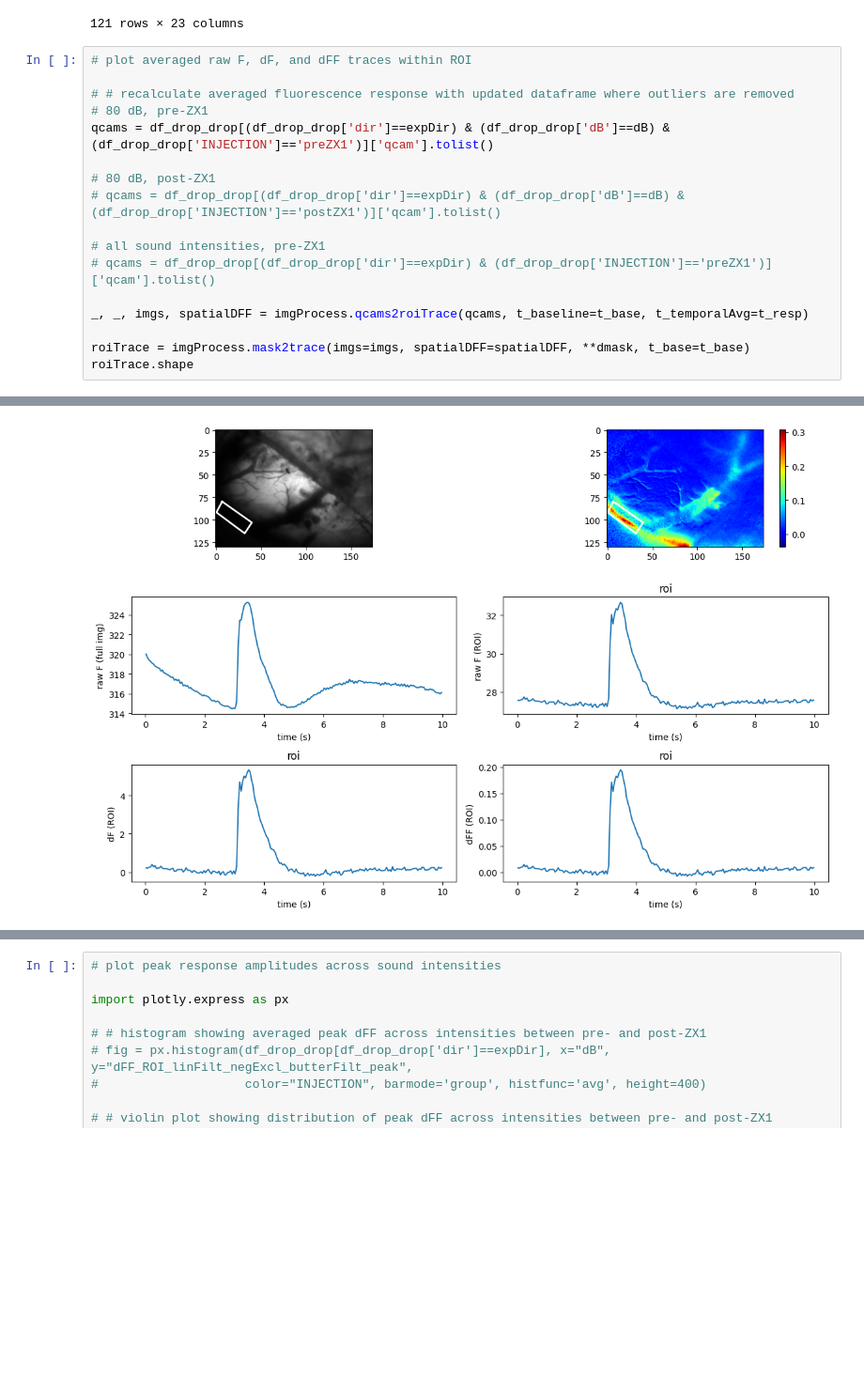
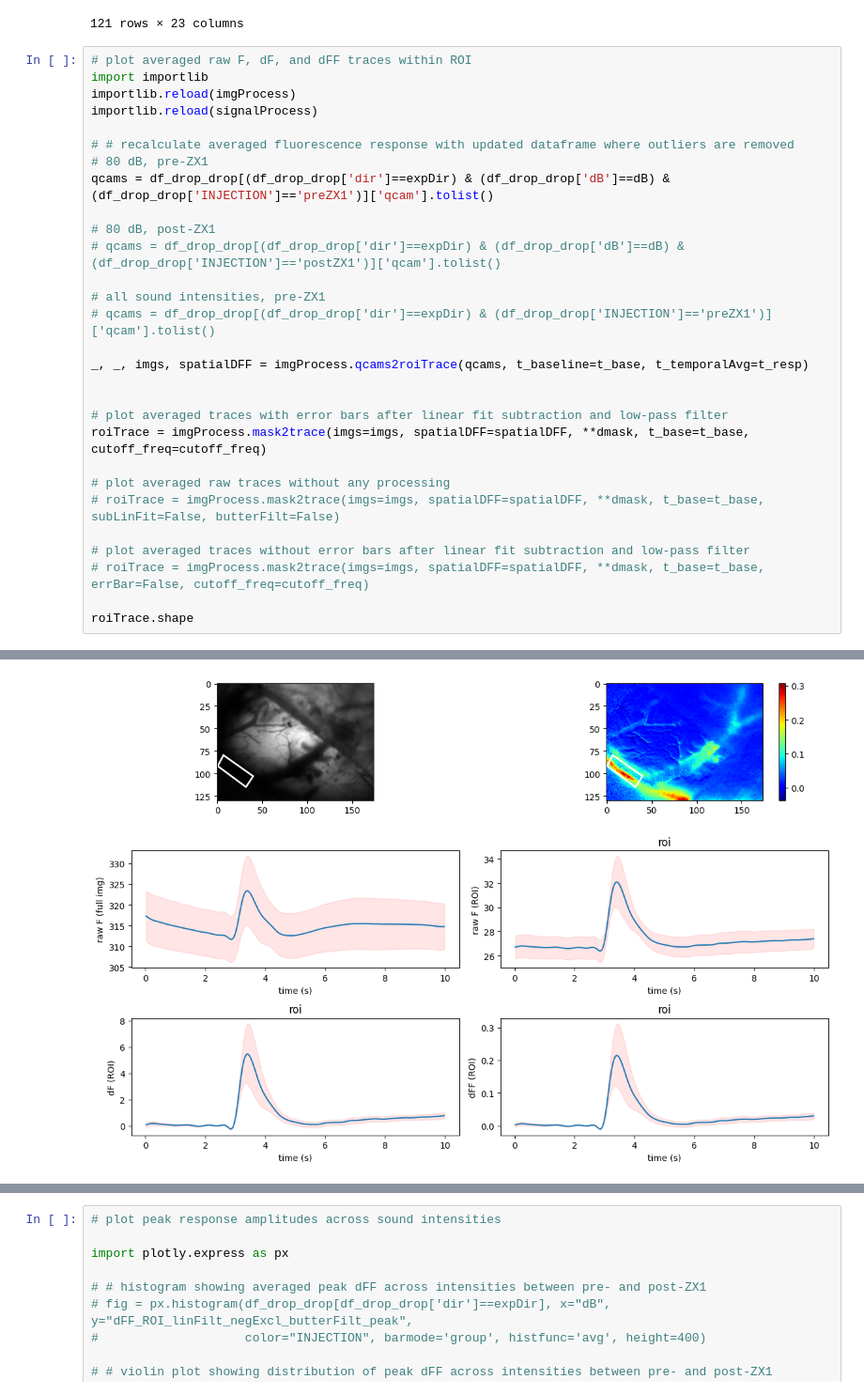
Before and after one commit to xiubert/pyFluo, a Jupyter notebook: src/analysis_exclusiveThres.ipynb, the cells around one changed output, grey strips where cells are left out. Shown at 94% size. Saved outputs shown, nothing was run; the diff lists cells and outputs as text; blank space fills up the shorter version.

```diff
--- a/src/analysis_exclusiveThres.ipynb
+++ b/src/analysis_exclusiveThres.ipynb
@@ -402,28 +402,40 @@ df_drop_drop
 121 rows × 23 columns
 # %%
 # plot averaged raw F, dF, and dFF traces within ROI
+import importlib
+importlib.reload(imgProcess)
+importlib.reload(signalProcess)
 
 # # recalculate averaged fluorescence response with updated dataframe where outliers are removed
 # 80 dB, pre-ZX1
 qcams = df_drop_drop[(df_drop_drop['dir']==expDir) & (df_drop_drop['dB']==dB) & (df_drop_drop['INJECTION']=='preZX1')]['qcam'].tolist()
 
 # 80 dB, post-ZX1
 # qcams = df_drop_drop[(df_drop_drop['dir']==expDir) & (df_drop_drop['dB']==dB) & (df_drop_drop['INJECTION']=='postZX1')]['qcam'].tolist()
 
 # all sound intensities, pre-ZX1
 # qcams = df_drop_drop[(df_drop_drop['dir']==expDir) & (df_drop_drop['INJECTION']=='preZX1')]['qcam'].tolist()
 
 _, _, imgs, spatialDFF = imgProcess.qcams2roiTrace(qcams, t_baseline=t_base, t_temporalAvg=t_resp)
 
-roiTrace = imgProcess.mask2trace(imgs=imgs, spatialDFF=spatialDFF, **dmask, t_base=t_base)
+
+# plot averaged traces with error bars after linear fit subtraction and low-pass filter
+roiTrace = imgProcess.mask2trace(imgs=imgs, spatialDFF=spatialDFF, **dmask, t_base=t_base, cutoff_freq=cutoff_freq)
+
+# plot averaged raw traces without any processing
+# roiTrace = imgProcess.mask2trace(imgs=imgs, spatialDFF=spatialDFF, **dmask, t_base=t_base, subLinFit=False, butterFilt=False)
+
+# plot averaged traces without error bars after linear fit subtraction and low-pass filter
+# roiTrace = imgProcess.mask2trace(imgs=imgs, spatialDFF=spatialDFF, **dmask, t_base=t_base, errBar=False, cutoff_freq=cutoff_freq)
+
 roiTrace.shape
 # %% [output]
 [interactive output not drawn]
 [interactive output not drawn]
 [interactive output not drawn]
 [interactive output not drawn]
 [interactive output not drawn]
-[figure, old version]
+[figure, new version]
 (7, 200)
 # %%
 # plot dF and dFF response traces pre- and post-ZX1
```
Also changed, not shown: parts of 2 cells of this notebook, 2 other files.
